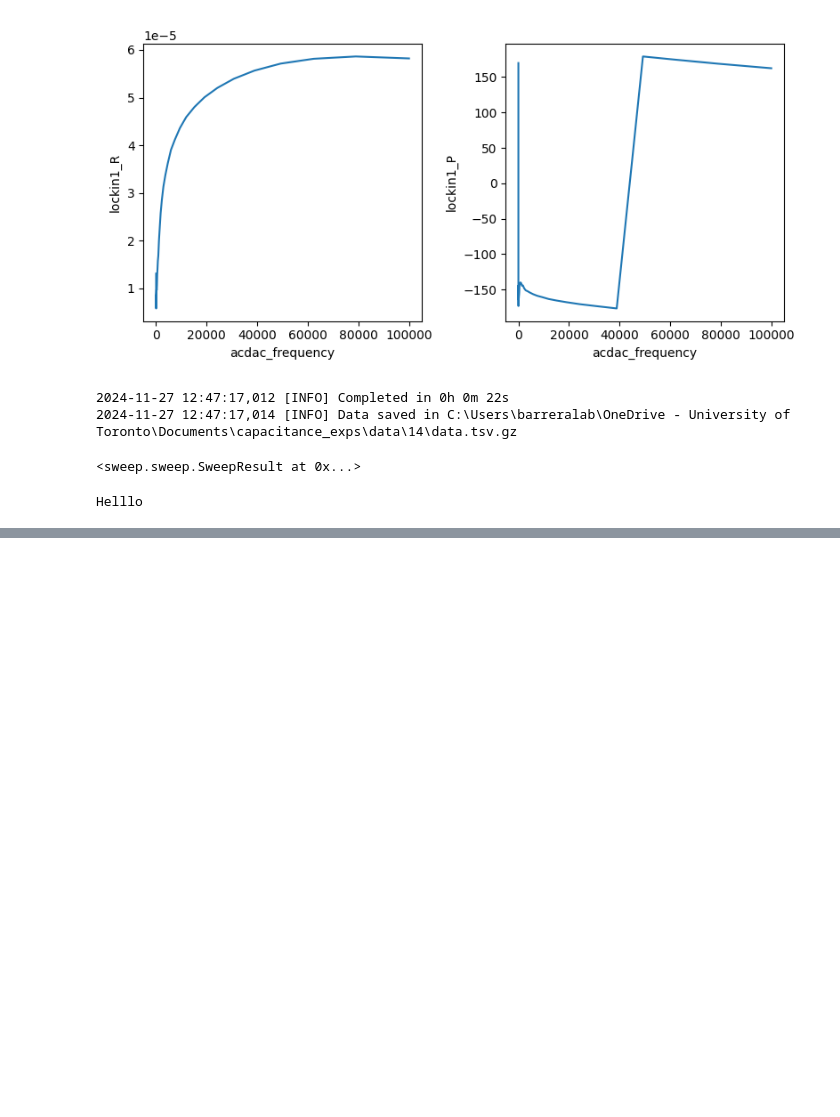
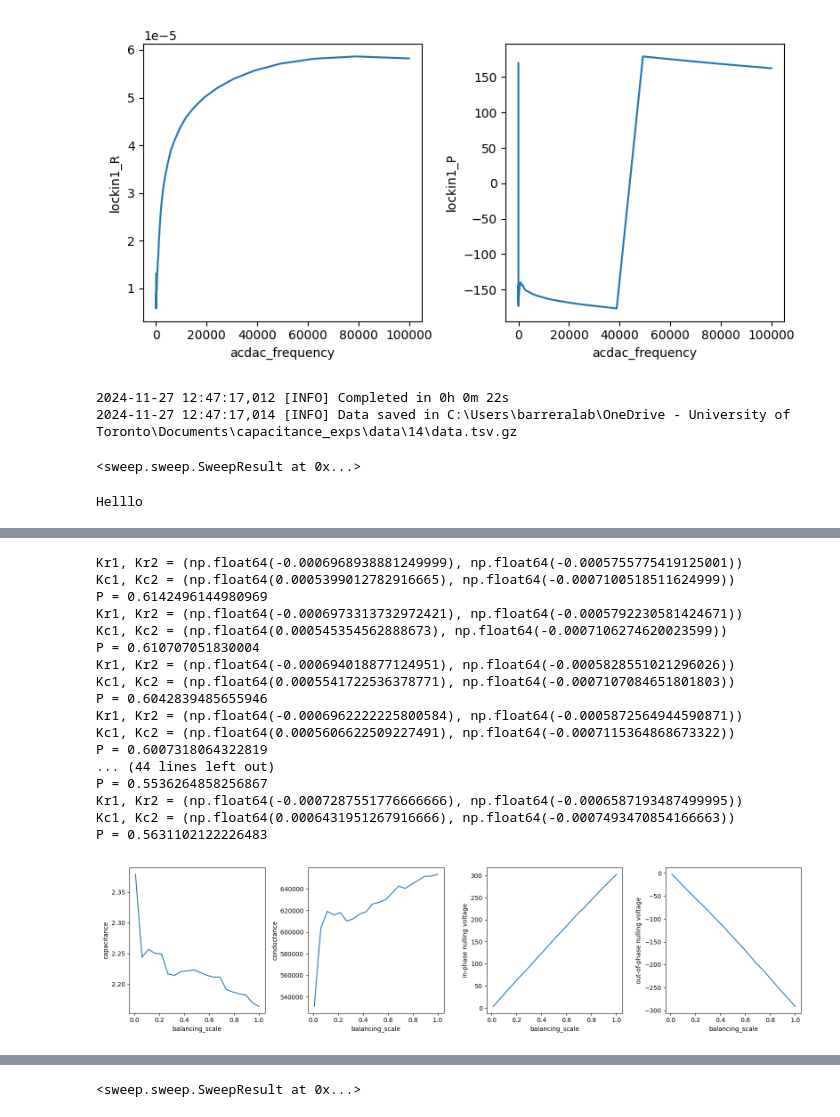
Before and after one commit to barreralab/capacitance_exps, a Jupyter notebook: notebooks/acquisition/ppms_trial_11_25_26.ipynb, the cells around one changed output, grey strips where cells are left out. Cells and saved outputs as stored; diff of their text form; code cells hidden in the pictures; blank space fills up the shorter version.

```diff
--- a/notebooks/acquisition/ppms_trial_11_25_26.ipynb
+++ b/notebooks/acquisition/ppms_trial_11_25_26.ipynb
@@ -505,0 +749,31 @@ Helllo
+# %%
+scaling = BalancingScale()
+DDELTA = np.array([240,240])
+DDRIVE = 140
+
+indep_params = scaling
+dep_params = [cap, cond, vx, vy]
+
+sw = sweep.Station(basedir=datapath)
+sw.reset()
+sw.reset_plots()
+for param in dep_params:
+    sw.fp(param)
+
+def update_constants():
+    balancer.excite(DDRIVE * scaling(), 400, FREQ)
+    vx, vy =balancer.balance(INITIAL, DDELTA * scaling(), null = True)
+    global VX
+    global VY
+    VX = vx
+    VY = vy
+
+sw.register_run_before(update_constants,[])
+# %%
+for dparam in dep_params:
+    sw.plot(DDRIVE*scaling, dparam)
+
+sw.add_comment("Excitation Sweep: 100mV -> 1mV")
+# %%
+sw.sweep(scaling, setpoints = np.linspace(1,0.01, 20), delay = 1)
+# %% [output]
@@ -505,0 +782,18 @@ Helllo
+Kr1, Kr2 = (np.float64(-0.0006968938881249999), np.float64(-0.0005755775419125001))
+Kc1, Kc2 = (np.float64(0.0005399012782916665), np.float64(-0.0007100518511624999))
+P = 0.6142496144980969
+Kr1, Kr2 = (np.float64(-0.0006973313732972421), np.float64(-0.0005792230581424671))
+Kc1, Kc2 = (np.float64(0.000545354562888673), np.float64(-0.0007106274620023599))
+P = 0.610707051830004
+Kr1, Kr2 = (np.float64(-0.000694018877124951), np.float64(-0.0005828551021296026))
+Kc1, Kc2 = (np.float64(0.0005541722536378771), np.float64(-0.0007107084651801803))
+P = 0.6042839485655946
+Kr1, Kr2 = (np.float64(-0.0006962222225800584), np.float64(-0.0005872564944590871))
+Kc1, Kc2 = (np.float64(0.0005606622509227491), np.float64(-0.0007115364868673322))
+P = 0.6007318064322819
+... (44 lines left out)
+P = 0.5536264858256867
+Kr1, Kr2 = (np.float64(-0.0007287551776666666), np.float64(-0.0006587193487499995))
+Kc1, Kc2 = (np.float64(0.0006431951267916666), np.float64(-0.0007493470854166663))
+P = 0.5631102122226483
+[figure, added]
@@ -505,0 +802 @@ Helllo
+<sweep.sweep.SweepResult at 0x...>
```
Also changed, not shown: parts of 42 cells of this notebook, 29 other files.
